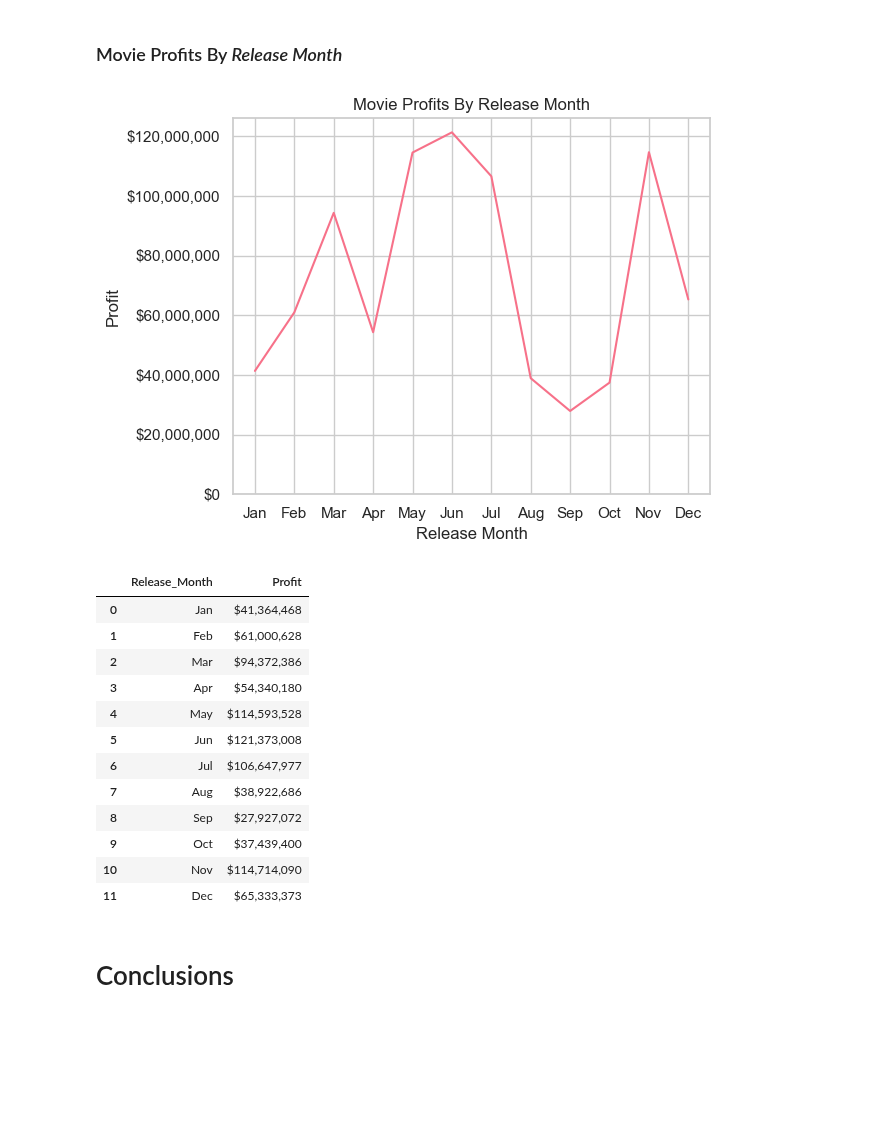
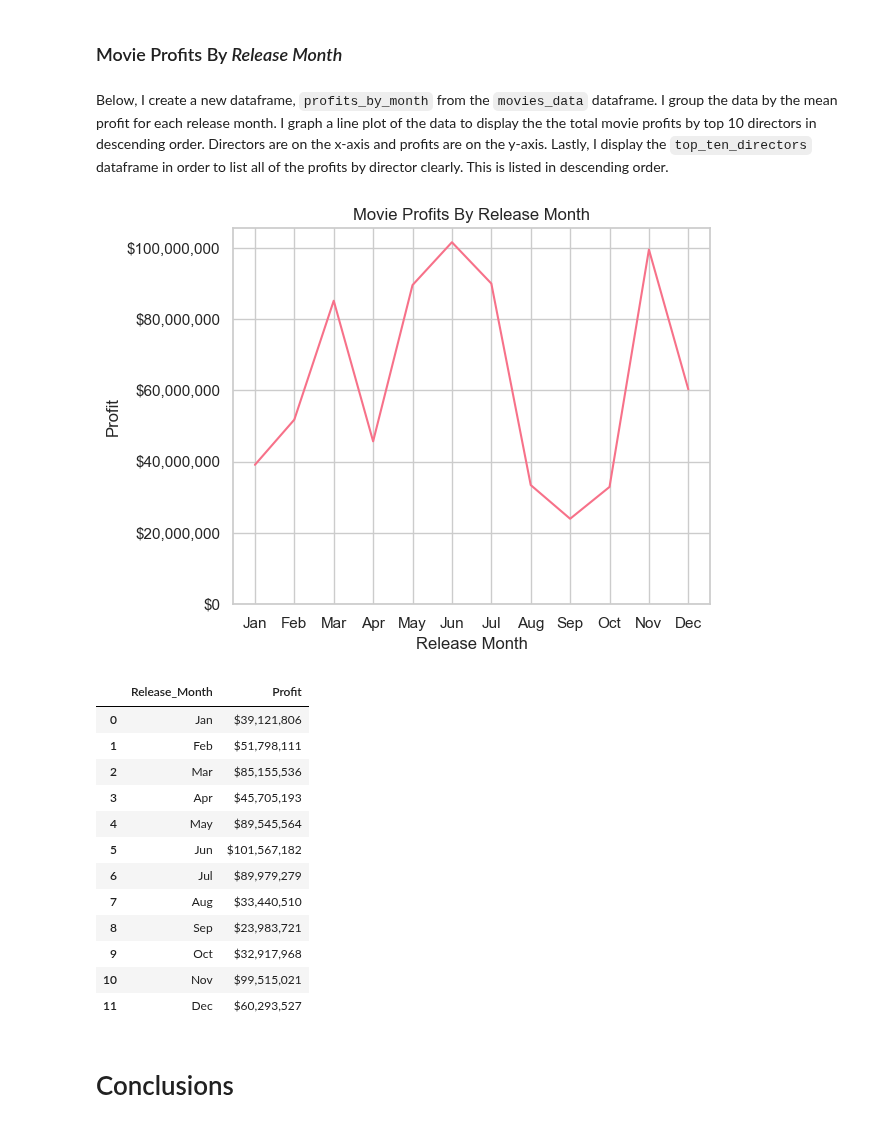
Before and after one commit to scarlettvalentin/movie_studio_project, a Jupyter notebook: notebook.ipynb, the cells around one changed output. Drawn from its saved outputs; the diff is of its cells as text; code cells hidden in the pictures; blank space fills up the shorter version.

Commit message:
Movie Profits By Release Month

```diff
--- a/notebook.ipynb
+++ b/notebook.ipynb
@@ -645,49 +645,51 @@ df_directors[df_directors['Director'] == 'Pierre Coffin']
 | 1300 | Despicable Me 3 | Adventure, Animation, Comedy | Kyle Balda, Pierre Coffin, Eric G... | Jun | 959727750 | Pierre Coffin |
 # %% [markdown]
 ### Movie Profits By *Release Month*
+# %% [markdown]
+Below, I create a new dataframe, `profits_by_month` from the `movies_data` dataframe. I group the data by the mean profit for each release month. I graph a line plot of the data to display the the total movie profits by top 10 directors in descending order. Directors are on the x-axis and profits are on the y-axis. Lastly, I display the `top_ten_directors` dataframe in order to list all of the profits by director clearly. This is listed in descending order.
 # %%
 # Group by release month and sum the profits
-profits_by_month = df_genres.groupby('Release_Month')['Profit'].mean()
+profits_by_month = movies_data.groupby('Release_Month')['Profit'].mean()
 
 # Reset index
 profits_by_month = profits_by_month.reset_index()
 
 ax = sns.lineplot(data=profits_by_month, x='Release_Month', y='Profit')
 
 # Set axes labels, title, and rotate x ticks
 ax.set(xlabel='Release Month', ylabel='Profit', title='Movie Profits By Release Month')
 
 # Disable scientific notation on the y-axis
 ax.yaxis.set_major_formatter(ScalarFormatter(useMathText=True))
 plt.ticklabel_format(style='plain', axis='y')
 
 # Apply currency formatting to the y-axis ticks
 ax.yaxis.set_major_formatter(FuncFormatter(format_currency))
 
 # Set the lower limit of the y-axis to 0
 ax.set_ylim(0)
 
 plt.tight_layout();
 # %% [output]
-[figure, old version]
+[figure, new version]
 # %%
 # Convert format of Profit column to currency
 profits_by_month['Profit'] = profits_by_month['Profit'].map('${:,.0f}'.format)
 profits_by_month
 # %% [output]
 |  | Release_Month | Profit |
-| 0 | Jan | $41,364,468 |
-| 1 | Feb | $61,000,628 |
-| 2 | Mar | $94,372,386 |
-| 3 | Apr | $54,340,180 |
-| 4 | May | $114,593,528 |
-| 5 | Jun | $121,373,008 |
-| 6 | Jul | $106,647,977 |
-| 7 | Aug | $38,922,686 |
-| 8 | Sep | $27,927,072 |
-| 9 | Oct | $37,439,400 |
-| 10 | Nov | $114,714,090 |
-| 11 | Dec | $65,333,373 |
+| 0 | Jan | $39,121,806 |
+| 1 | Feb | $51,798,111 |
+| 2 | Mar | $85,155,536 |
+| 3 | Apr | $45,705,193 |
+| 4 | May | $89,545,564 |
+| 5 | Jun | $101,567,182 |
+| 6 | Jul | $89,979,279 |
+| 7 | Aug | $33,440,510 |
+| 8 | Sep | $23,983,721 |
+| 9 | Oct | $32,917,968 |
+| 10 | Nov | $99,515,021 |
+| 11 | Dec | $60,293,527 |
 # %% [markdown]
 # Conclusions
 # %% [markdown]
```
Also changed, not shown: parts of 3 cells of this notebook.
